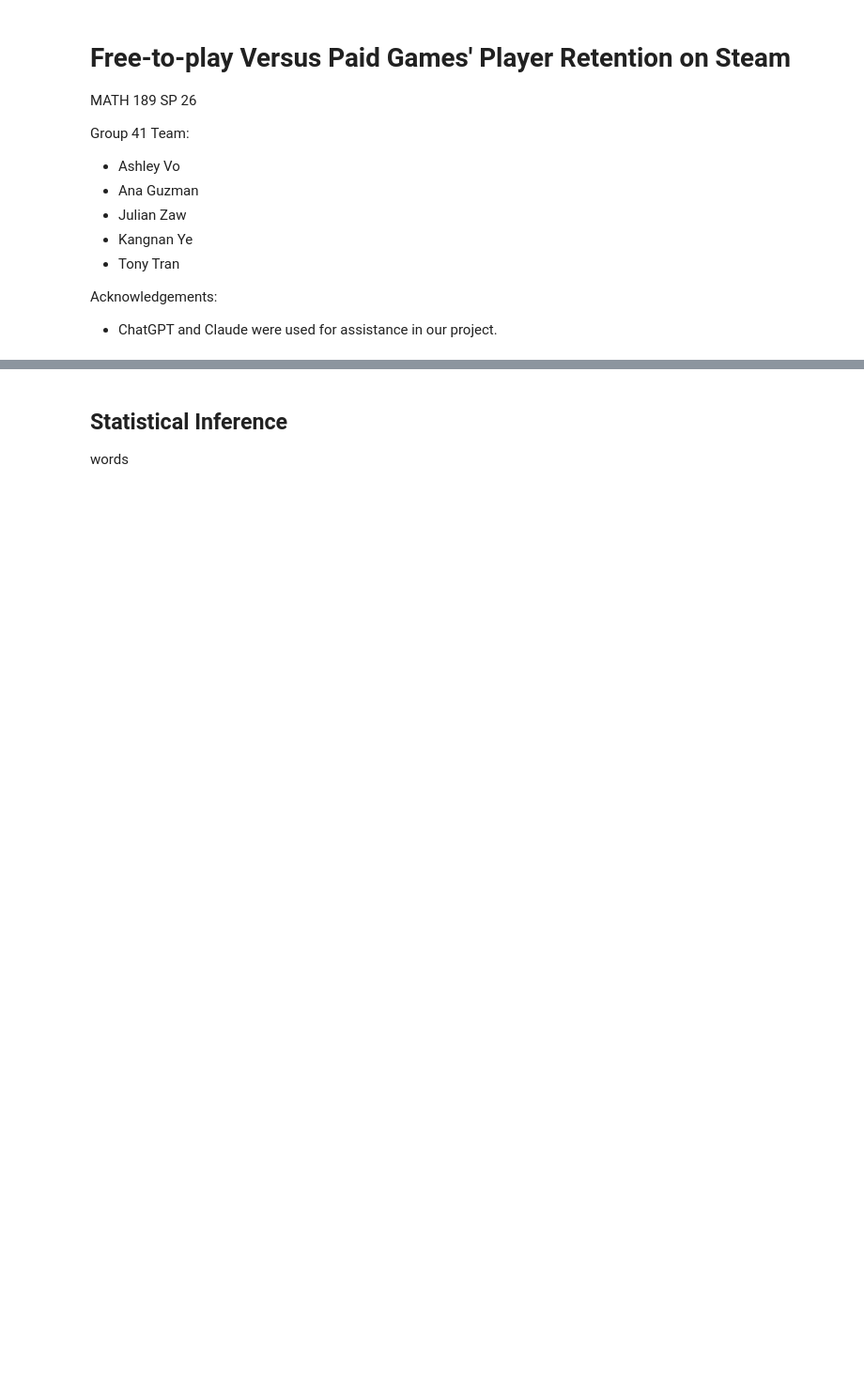
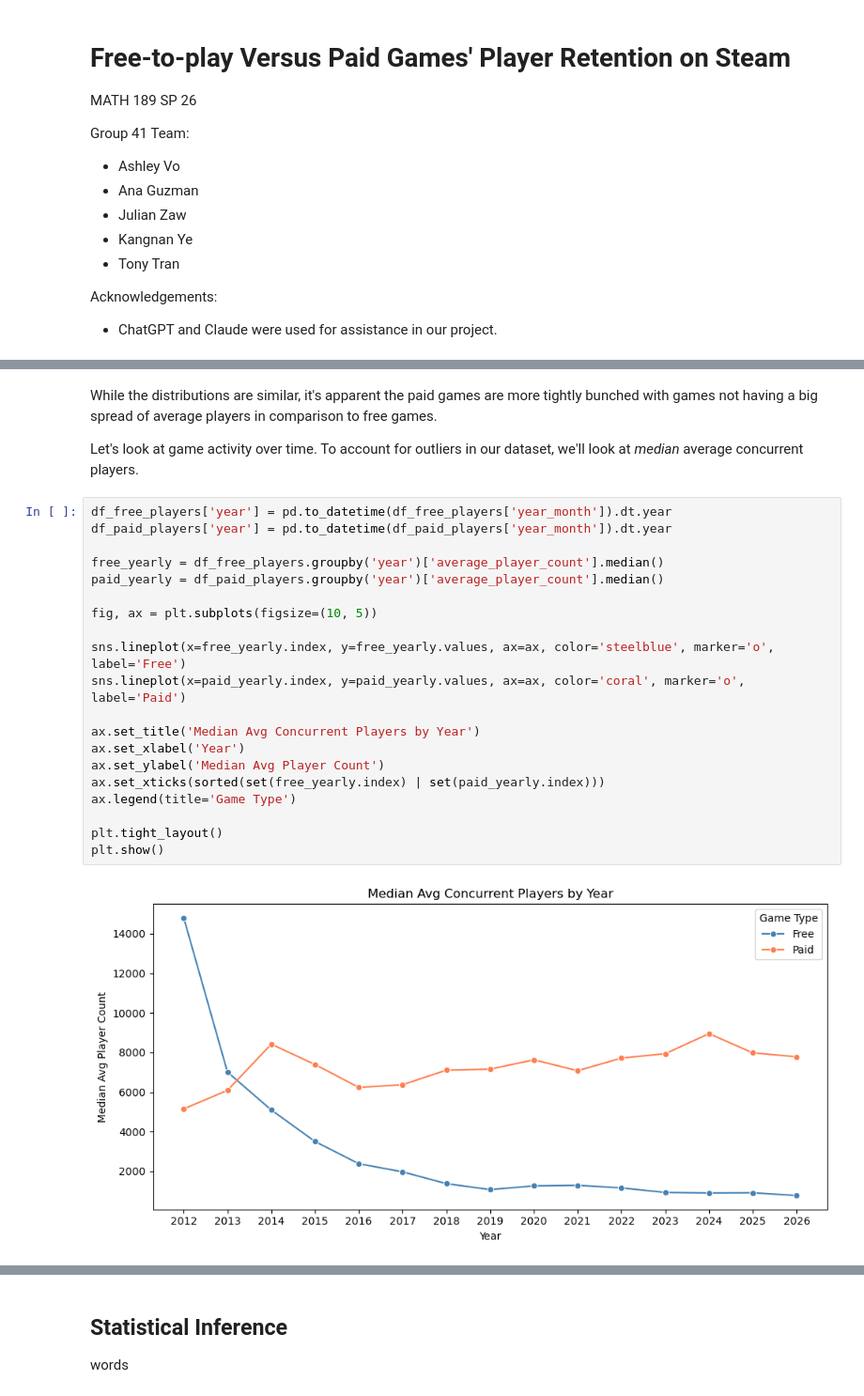
Before and after one commit to avo-ucsd/math189-sp26-group41, a Jupyter notebook: 4_final_report.ipynb, the cells around one changed output, grey strips where cells are left out. Shown at 94% size. Drawn from its saved outputs; the diff is of its cells as text; blank space fills up the shorter version.

```diff
--- a/4_final_report.ipynb
+++ b/4_final_report.ipynb
@@ -42,0 +214,26 @@ words
+# %% [markdown]
+While the distributions are similar, it's apparent the paid games are more tightly bunched with games not having a big spread of average players in comparison to free games.
+
+Let's look at game activity over time. To account for outliers in our dataset, we'll look at *median* average concurrent players.
+# %%
+df_free_players['year'] = pd.to_datetime(df_free_players['year_month']).dt.year
+df_paid_players['year'] = pd.to_datetime(df_paid_players['year_month']).dt.year
+
+free_yearly = df_free_players.groupby('year')['average_player_count'].median()
+paid_yearly = df_paid_players.groupby('year')['average_player_count'].median()
+
+fig, ax = plt.subplots(figsize=(10, 5))
+
+sns.lineplot(x=free_yearly.index, y=free_yearly.values, ax=ax, color='steelblue', marker='o', label='Free')
+sns.lineplot(x=paid_yearly.index, y=paid_yearly.values, ax=ax, color='coral', marker='o', label='Paid')
+
+ax.set_title('Median Avg Concurrent Players by Year')
+ax.set_xlabel('Year')
+ax.set_ylabel('Median Avg Player Count')
+ax.set_xticks(sorted(set(free_yearly.index) | set(paid_yearly.index)))
+ax.legend(title='Game Type')
+
+plt.tight_layout()
+plt.show()
+# %% [output]
+[figure, added]
```
Also changed, not shown: parts of 30 cells of this notebook, 2 other files.
